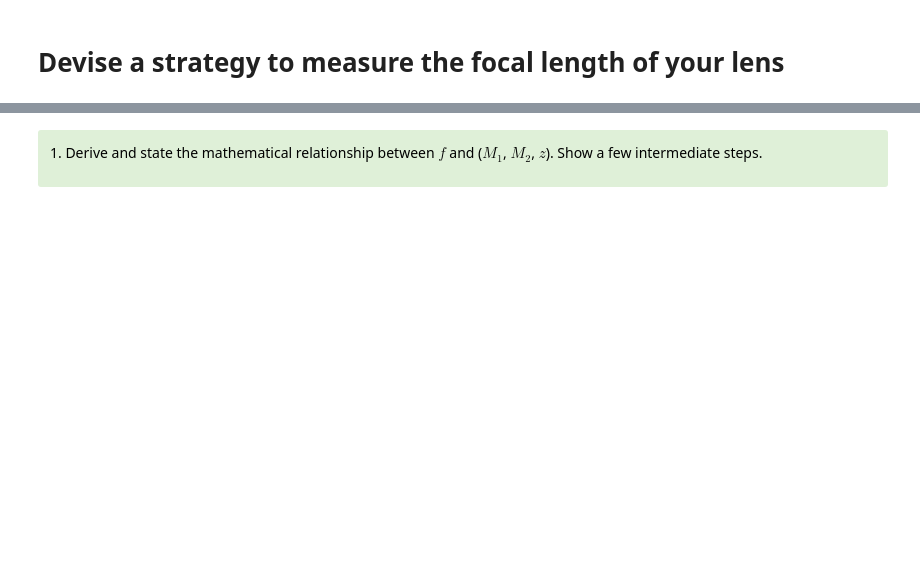
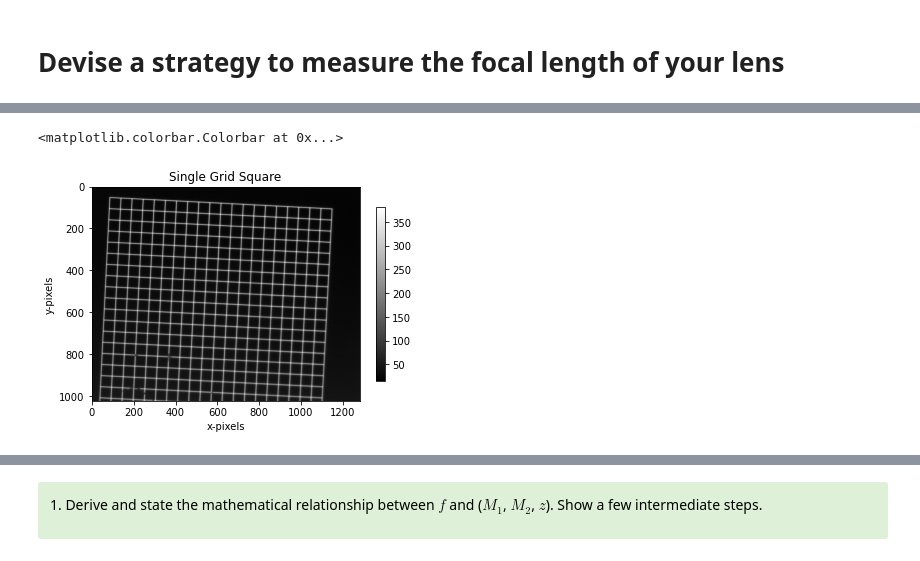
Before and after one commit to skhan102jh/Build-an-Imager, a Jupyter notebook: Lab1 Part2 .ipynb, the cells around one changed output, grey strips where cells are left out. Drawn from its saved outputs; the diff is of its cells as text; code cells hidden in the pictures; blank space fills up the shorter version.

```diff
--- a/Lab1 Part2 .ipynb
+++ b/Lab1 Part2 .ipynb
@@ -296,3 +307,17 @@ M_2 = \frac{a_1+z}{b_2}
 <font color='black'> This means you have four equations and four unknowns ($a_1$, $b_1$, $b_2$, $f$) and two measured values ($M_1$, $M_2$) and one known value ($z$).  </font>
 
 </div>
+# %%
+# computer: imaging-8
+c.set_exposure(10)
+m.set_position(stage_x, 1700, blocking= True)
+m.set_position(stage_y, 2000, blocking = True)
+m.set_position(stage_z, 1000, blocking = True)
+x = plt.imshow(c.capture().copy(), cmap = "gray")
+plt.title("Single Grid Square");
+plt.xlabel("x-pixels");
+plt.ylabel("y-pixels");
+plt.colorbar(x, shrink=0.8)
+# %% [output]
+<matplotlib.colorbar.Colorbar at 0x...>
+[figure, added]
```
Also changed, not shown: parts of 8 cells of this notebook, 1 other file.
